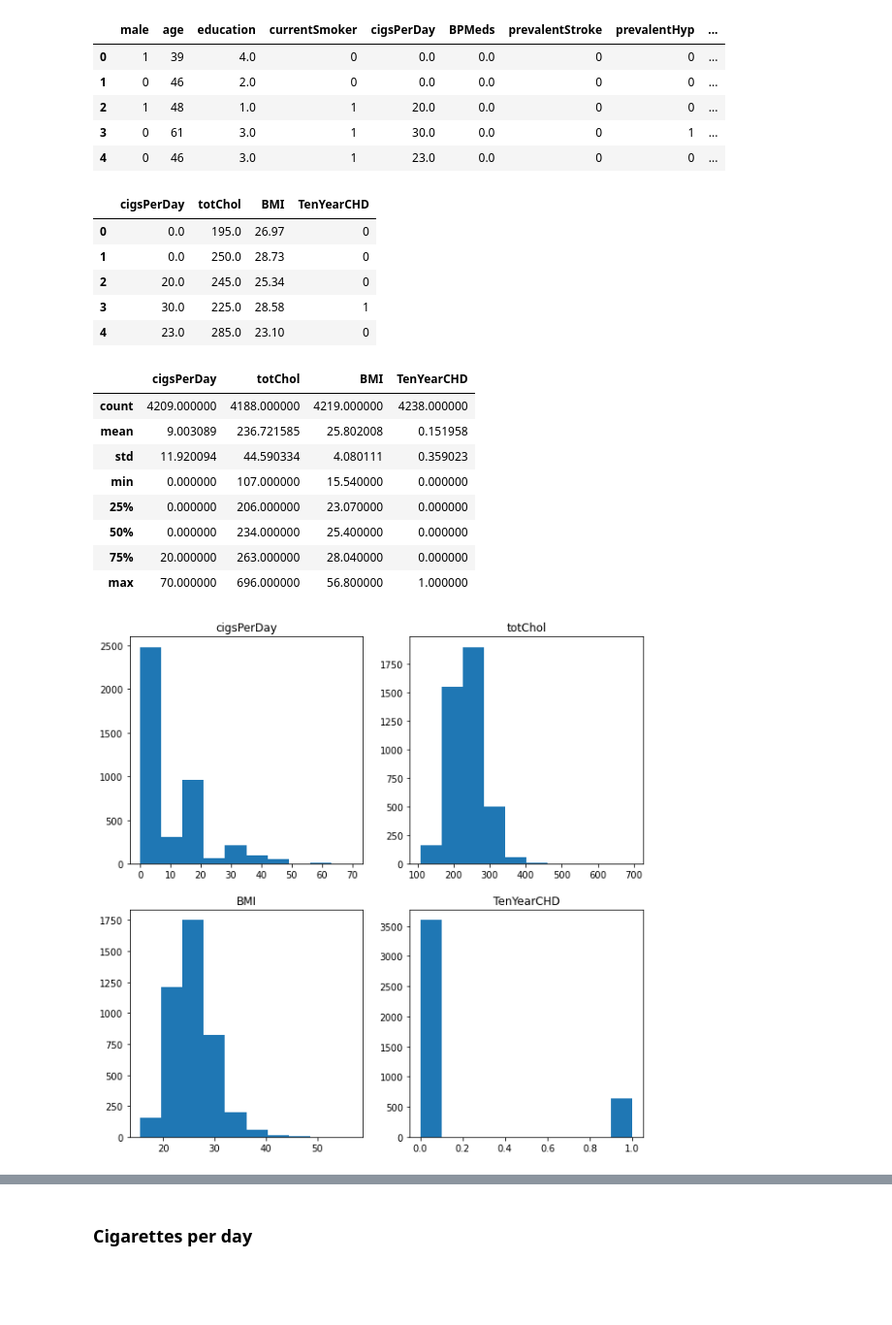
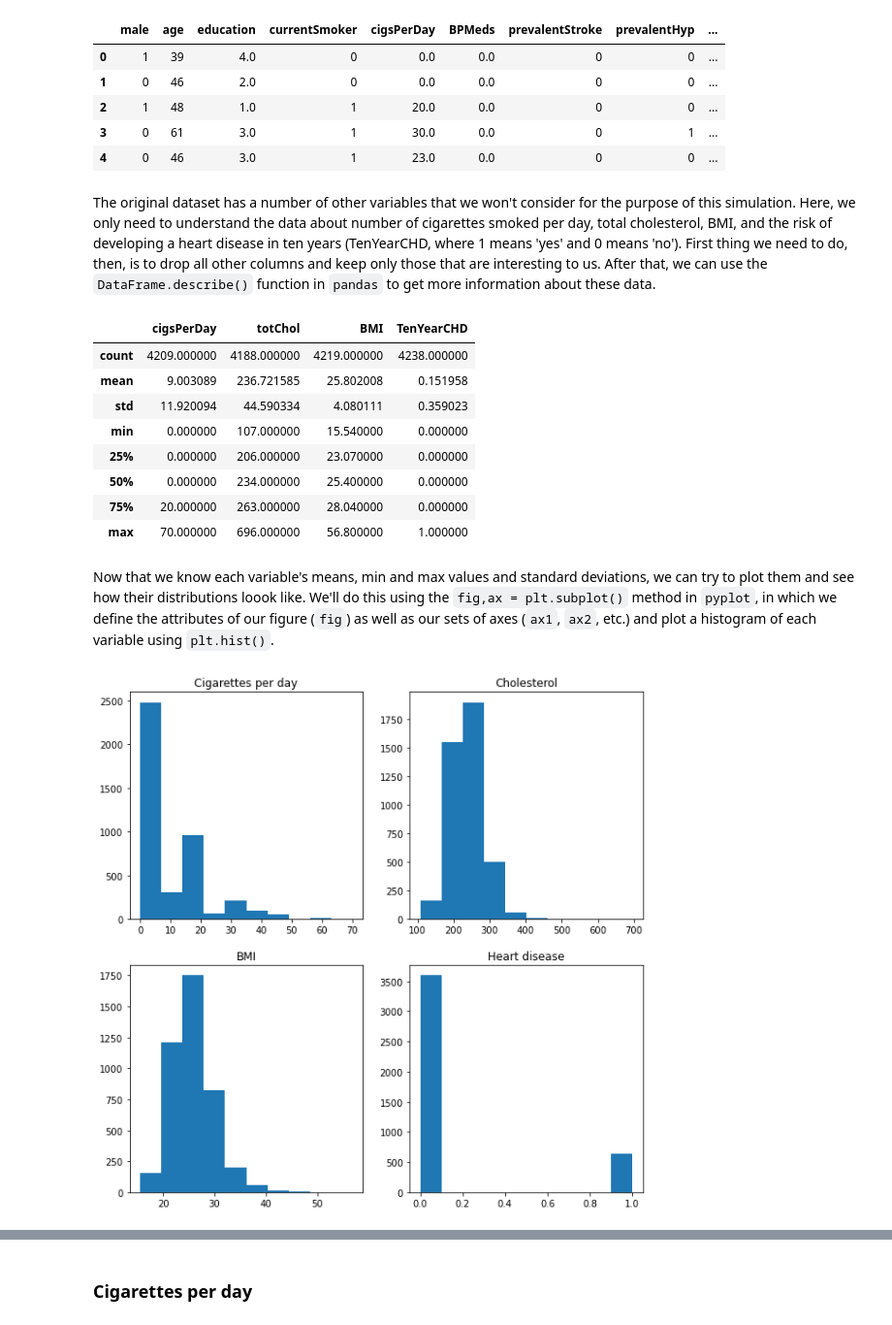
Before and after one commit to caioforteribeiro/progdaproject, a Jupyter notebook: simulation.ipynb, the cells around one changed output, grey strips where cells are left out. Shown at 97% size. Saved outputs shown, nothing was run; the diff lists cells and outputs as text; code cells hidden in the pictures; blank space fills up the shorter version.

```diff
--- a/simulation.ipynb
+++ b/simulation.ipynb
@@ -55,55 +60,52 @@ original_df.head()
 | 2 | 1 | 48 | 1.0 | 1 | 20.0 | 0.0 | 0 | 0 | ... |
 | 3 | 0 | 61 | 3.0 | 1 | 30.0 | 0.0 | 0 | 1 | ... |
 | 4 | 0 | 46 | 3.0 | 1 | 23.0 | 0.0 | 0 | 0 | ... |
+# %% [markdown]
+The original dataset has a number of other variables that we won't consider for the purpose of this simulation. Here, we only need to understand the data about number of cigarettes smoked per day, total cholesterol, BMI, and the risk of developing a heart disease in ten years (TenYearCHD, where 1 means 'yes' and 0 means 'no'). First thing we need to do, then, is to drop all other columns and keep only those that are interesting to us. After that, we can use the `DataFrame.describe()` function in `pandas` to get more information about these data.
 # %%
 #Keep only our variables of interest
 original_df = original_df[['cigsPerDay','totChol','BMI','TenYearCHD']]
-original_df.head()
+
+#Describe variables
+original_df.describe()
 # %% [output]
 |  | cigsPerDay | totChol | BMI | TenYearCHD |
-| 0 | 0.0 | 195.0 | 26.97 | 0 |
-| 1 | 0.0 | 250.0 | 28.73 | 0 |
-| 2 | 20.0 | 245.0 | 25.34 | 0 |
-| 3 | 30.0 | 225.0 | 28.58 | 1 |
-| 4 | 23.0 | 285.0 | 23.10 | 0 |
+| count | 4209.000000 | 4188.000000 | 4219.000000 | 4238.000000 |
+| mean | 9.003089 | 236.721585 | 25.802008 | 0.151958 |
+| std | 11.920094 | 44.590334 | 4.080111 | 0.359023 |
+| min | 0.000000 | 107.000000 | 15.540000 | 0.000000 |
+| 25% | 0.000000 | 206.000000 | 23.070000 | 0.000000 |
+| 50% | 0.000000 | 234.000000 | 25.400000 | 0.000000 |
+| 75% | 20.000000 | 263.000000 | 28.040000 | 0.000000 |
+| max | 70.000000 | 696.000000 | 56.800000 | 1.000000 |
-# %%
-#Describe variables
-original_df.describe()
-# %% [output]
-|  | cigsPerDay | totChol | BMI | TenYearCHD |
-| count | 4209.000000 | 4188.000000 | 4219.000000 | 4238.000000 |
-| mean | 9.003089 | 236.721585 | 25.802008 | 0.151958 |
-| std | 11.920094 | 44.590334 | 4.080111 | 0.359023 |
-| min | 0.000000 | 107.000000 | 15.540000 | 0.000000 |
-| 25% | 0.000000 | 206.000000 | 23.070000 | 0.000000 |
-| 50% | 0.000000 | 234.000000 | 25.400000 | 0.000000 |
-| 75% | 20.000000 | 263.000000 | 28.040000 | 0.000000 |
-| max | 70.000000 | 696.000000 | 56.800000 | 1.000000 |
+# %% [markdown]
+Now that we know each variable's means, min and max values and standard deviations, we can try to plot them and see how their distributions loook like.
+We'll do this using the `fig,ax = plt.subplot()` method in `pyplot`, in which we define the attributes of our figure (`fig`) as well as our sets of axes (`ax1`, `ax2`, etc.) and plot a histogram of each variable using `plt.hist()`.
 # %%
 #Define subplots
 fig,([ax1,ax2],[ax3,ax4]) = plt.subplots(2,2,figsize = (10,10))
 
 #Set variables
 cigs = original_df['cigsPerDay']
 totChol = original_df['totChol']
 BMI = original_df['BMI']
 TYCHD = original_df['TenYearCHD']
 
 
 
 #Set plot titles
-ax1.set_title('cigsPerDay')
-ax2.set_title('totChol')
+ax1.set_title('Cigarettes per day')
+ax2.set_title('Cholesterol')
 ax3.set_title('BMI')
-ax4.set_title('TenYearCHD')
+ax4.set_title('Heart disease')
 
 
 #What to plot in each ax
 ax1.hist(cigs)
 ax2.hist(totChol)
 ax3.hist(BMI)
 ax4.hist(TYCHD)
 
 plt.show()
 # %% [output]
-[figure, old version]
+[figure, new version]
```
Also changed, not shown: parts of 11 cells of this notebook.
